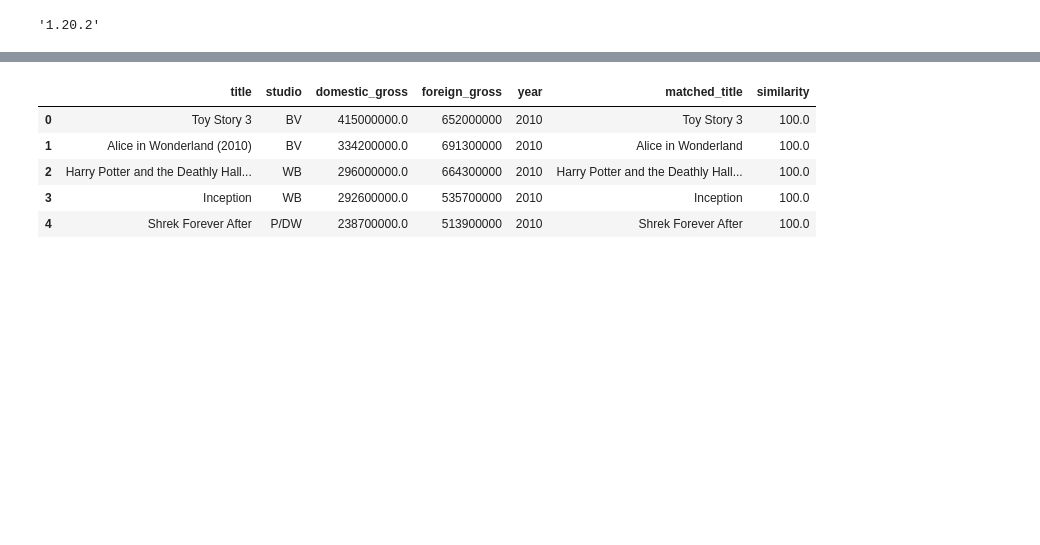
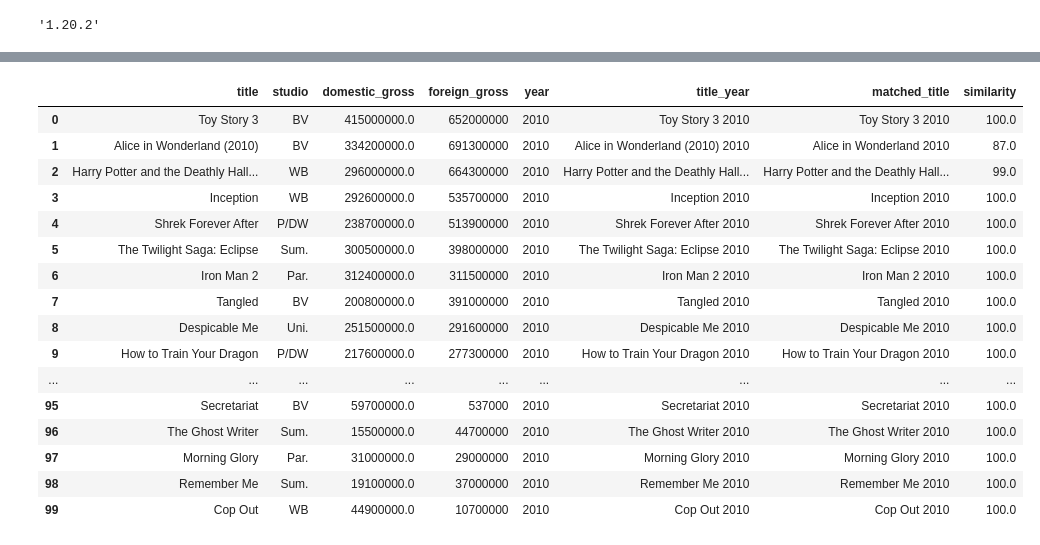
Before and after one commit to jonnyhof/phase1_project, a Jupyter notebook: bom_title_scratch.ipynb, the cells around one changed output, grey strips where cells are left out. Drawn from its saved outputs; the diff is of its cells as text; code cells hidden in the pictures; blank space fills up the shorter version.

```diff
--- a/bom_title_scratch.ipynb
+++ b/bom_title_scratch.ipynb
@@ -80,8 +64,8 @@ Name: title, Length: 3387, dtype: object
 similarity = []
 matched_title = []
 
-for i in bom['title'].head(10):
-    ratio = process.extract(i, imdb['primary_title'], scorer=fuzz.token_set_ratio, limit=1)
+for i in bom['title_year'].head(100):
+    ratio = process.extract(i, imdb['primary_title'], scorer=fuzz.ratio, limit=1)
     matched_title.append(ratio[0][0])
     similarity.append(ratio[0][1])
     if ratio[0][1] > 95:
@@ -95,9 +78,0 @@ Wall time: 19.5 s
-# %%
-bom.head()
-# %% [output]
-|  | title | studio | domestic_gross | foreign_gross | year | matched_title | similarity |
-| 0 | Toy Story 3 | BV | 415000000.0 | 652000000 | 2010 | Toy Story 3 | 100.0 |
-| 1 | Alice in Wonderland (2010) | BV | 334200000.0 | 691300000 | 2010 | Alice in Wonderland | 100.0 |
-| 2 | Harry Potter and the Deathly Hall... | WB | 296000000.0 | 664300000 | 2010 | Harry Potter and the Deathly Hall... | 100.0 |
-| 3 | Inception | WB | 292600000.0 | 535700000 | 2010 | Inception | 100.0 |
-| 4 | Shrek Forever After | P/DW | 238700000.0 | 513900000 | 2010 | Shrek Forever After | 100.0 |
@@ -105,0 +79,21 @@ bom.head()
+# %%
+pd.set_option("display.max_rows", None)
+bom.head(100)
+# %% [output]
+|  | title | studio | domestic_gross | foreign_gross | year | title_year | matched_title | similarity |
+| 0 | Toy Story 3 | BV | 415000000.0 | 652000000 | 2010 | Toy Story 3 2010 | Toy Story 3 2010 | 100.0 |
+| 1 | Alice in Wonderland (2010) | BV | 334200000.0 | 691300000 | 2010 | Alice in Wonderland (2010) 2010 | Alice in Wonderland 2010 | 87.0 |
+| 2 | Harry Potter and the Deathly Hall... | WB | 296000000.0 | 664300000 | 2010 | Harry Potter and the Deathly Hall... | Harry Potter and the Deathly Hall... | 99.0 |
+| 3 | Inception | WB | 292600000.0 | 535700000 | 2010 | Inception 2010 | Inception 2010 | 100.0 |
+| 4 | Shrek Forever After | P/DW | 238700000.0 | 513900000 | 2010 | Shrek Forever After 2010 | Shrek Forever After 2010 | 100.0 |
+| 5 | The Twilight Saga: Eclipse | Sum. | 300500000.0 | 398000000 | 2010 | The Twilight Saga: Eclipse 2010 | The Twilight Saga: Eclipse 2010 | 100.0 |
+| 6 | Iron Man 2 | Par. | 312400000.0 | 311500000 | 2010 | Iron Man 2 2010 | Iron Man 2 2010 | 100.0 |
+| 7 | Tangled | BV | 200800000.0 | 391000000 | 2010 | Tangled 2010 | Tangled 2010 | 100.0 |
+| 8 | Despicable Me | Uni. | 251500000.0 | 291600000 | 2010 | Despicable Me 2010 | Despicable Me 2010 | 100.0 |
+| 9 | How to Train Your Dragon | P/DW | 217600000.0 | 277300000 | 2010 | How to Train Your Dragon 2010 | How to Train Your Dragon 2010 | 100.0 |
+| ... | ... | ... | ... | ... | ... | ... | ... | ... |
+| 95 | Secretariat | BV | 59700000.0 | 537000 | 2010 | Secretariat 2010 | Secretariat 2010 | 100.0 |
+| 96 | The Ghost Writer | Sum. | 15500000.0 | 44700000 | 2010 | The Ghost Writer 2010 | The Ghost Writer 2010 | 100.0 |
+| 97 | Morning Glory | Par. | 31000000.0 | 29000000 | 2010 | Morning Glory 2010 | Morning Glory 2010 | 100.0 |
+| 98 | Remember Me | Sum. | 19100000.0 | 37000000 | 2010 | Remember Me 2010 | Remember Me 2010 | 100.0 |
+| 99 | Cop Out | WB | 44900000.0 | 10700000 | 2010 | Cop Out 2010 | Cop Out 2010 | 100.0 |
```
Also changed, not shown: parts of 7 cells of this notebook.
